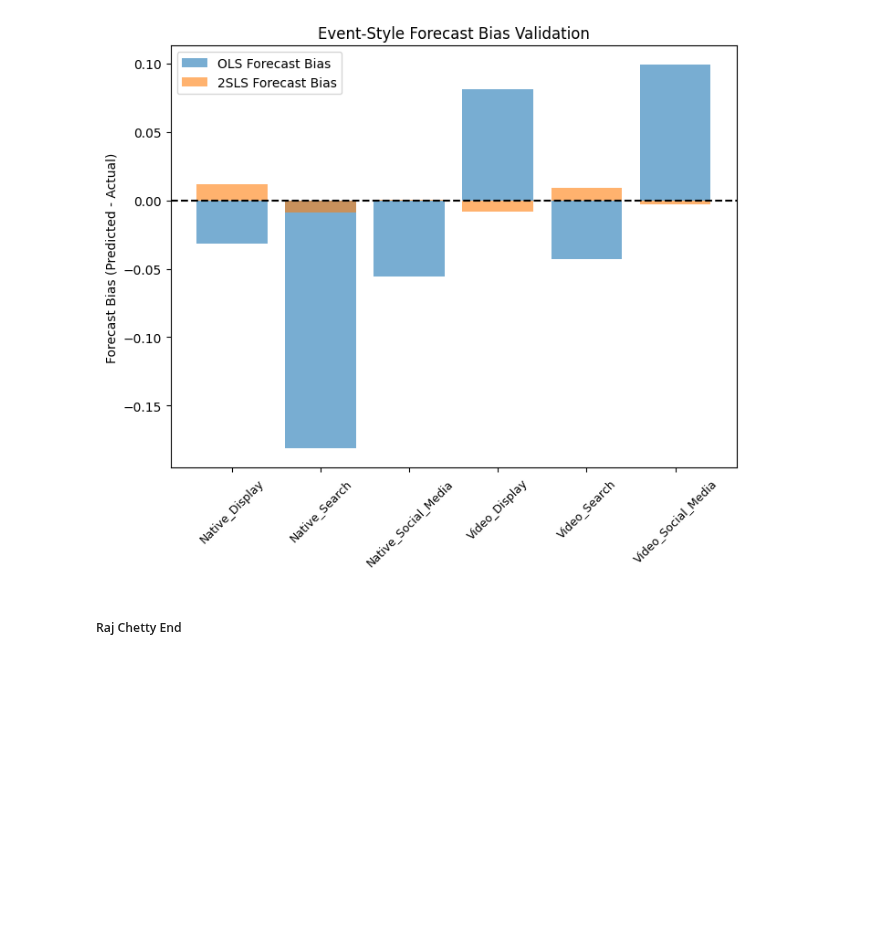
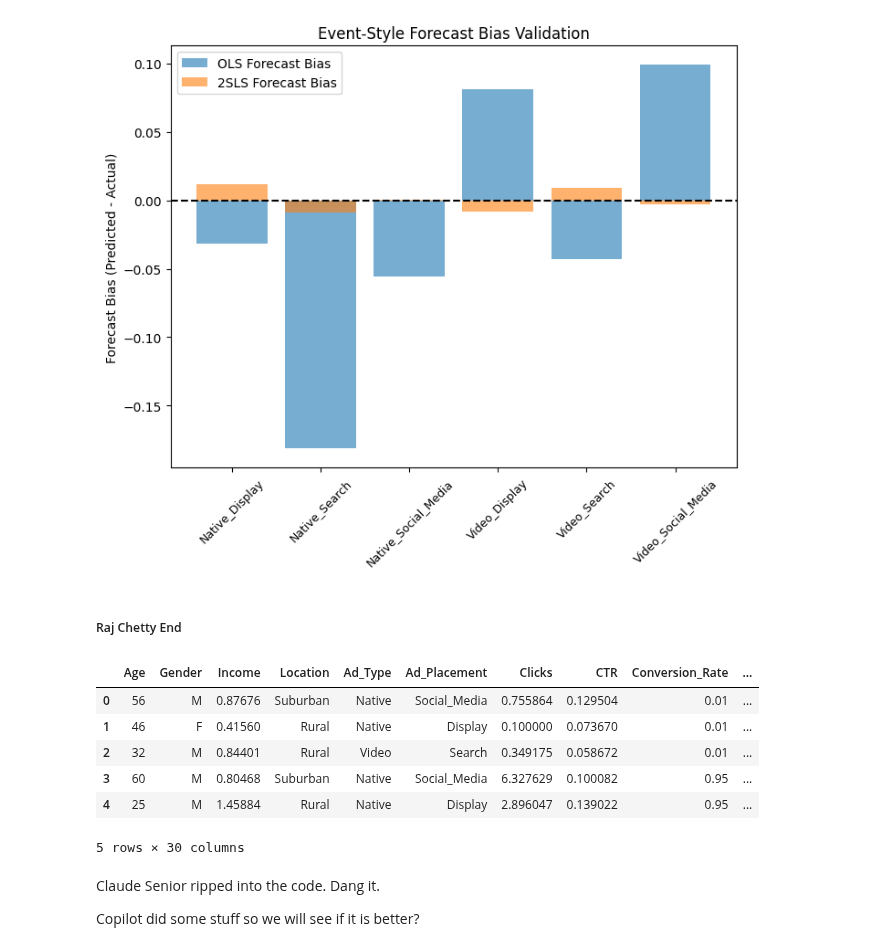
Before and after one commit to IanTaiAhn/econ6550, a Jupyter notebook: project/project_v3.ipynb, the cells around one changed output. Cells and saved outputs as stored; diff of their text form; code cells hidden in the pictures; blank space fills up the shorter version.

```diff
--- a/project/project_v3.ipynb
+++ b/project/project_v3.ipynb
@@ -1473,3 +1473,17 @@ plt.show()
 [figure]
 # %% [markdown]
 ##### Raj Chetty End
+# %%
+df_event.head(5)
+# %% [output]
+|  | Age | Gender | Income | Location | Ad_Type | Ad_Placement | Clicks | CTR | Conversion_Rate | ... |
+| 0 | 56 | M | 0.87676 | Suburban | Native | Social_Media | 0.755864 | 0.129504 | 0.01 | ... |
+| 1 | 46 | F | 0.41560 | Rural | Native | Display | 0.100000 | 0.073670 | 0.01 | ... |
+| 2 | 32 | M | 0.84401 | Rural | Video | Search | 0.349175 | 0.058672 | 0.01 | ... |
+| 3 | 60 | M | 0.80468 | Suburban | Native | Social_Media | 6.327629 | 0.100082 | 0.95 | ... |
+| 4 | 25 | M | 1.45884 | Rural | Native | Display | 2.896047 | 0.139022 | 0.95 | ... |
+5 rows × 30 columns
+# %% [markdown]
+Claude Senior ripped into the code. Dang it.
+
+Copilot did some stuff so we will see if it is better?
```
Also changed, not shown: parts of 5 cells of this notebook, 1 other file.
